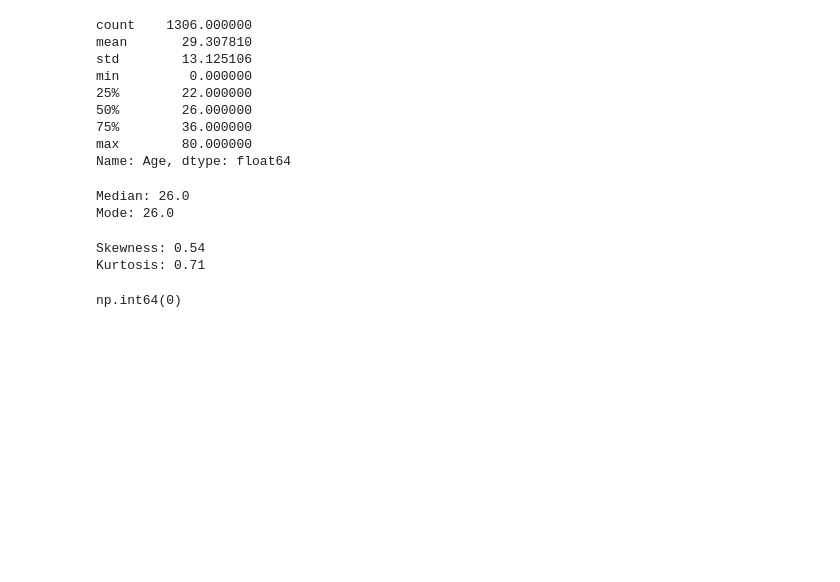
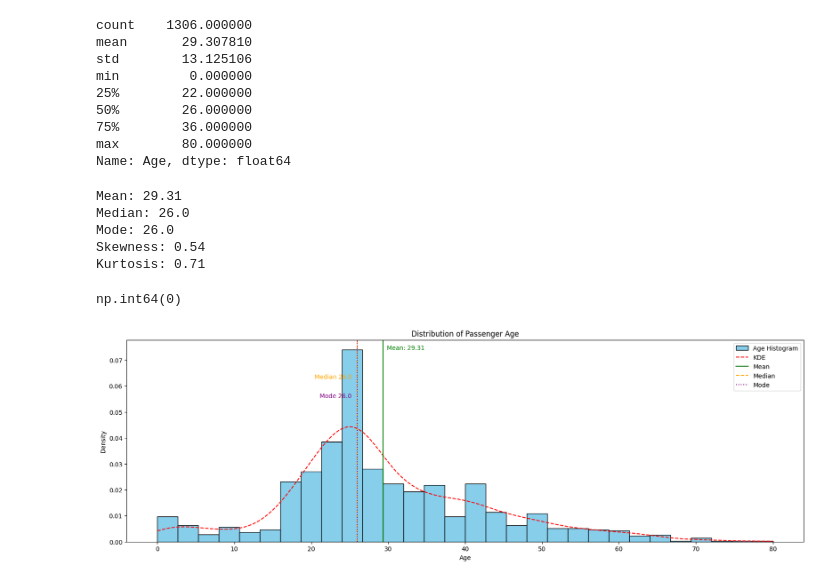
Before and after one commit to jordan5039/Titanic, a Jupyter notebook: notebooks/titanic_analysis.ipynb, the cells around one changed output. Cells and saved outputs as stored; diff of their text form; code cells hidden in the pictures; blank space fills up the shorter version.

```diff
--- a/notebooks/titanic_analysis.ipynb
+++ b/notebooks/titanic_analysis.ipynb
@@ -79,0 +81,3 @@ df['Age'] = df['Age'].round(0)
+# %%
+df['Fare'] = pd.to_numeric(df['Fare'], errors='coerce')
+df.dtypes
@@ -305,19 +324,22 @@ min         0.000000
 75%        36.000000
 max        80.000000
 Name: Age, dtype: float64
-# %%
-print(f"Median: {float(df['Age'].median())}")
-print(f"Mode: {float(df['Age'].mode().iloc[0])}")
-# %% [output]
-Median: 26.0
-Mode: 26.0
 # %%
+age_mean = round(float(df['Age'].mean()),2)
+age_mode = float(df['Age'].mode().iloc[0])
+age_median = float(df['Age'].median())
 age_skew = df['Age'].skew()
 age_kurt = df['Age'].kurt()
 
+print(f"Mean: {age_mean}")
+print(f"Median: {age_median}")
+print(f"Mode: {age_mode}")
 print(F"Skewness: {round(float(age_skew),2)}")
 print(F"Kurtosis: {round(float(age_kurt),2)}")
 # %% [output]
+Mean: 29.31
+Median: 26.0
+Mode: 26.0
 Skewness: 0.54
 Kurtosis: 0.71
 # %%
@@ -327,11 +349,28 @@ np.int64(0)
 # %%
 from scipy.stats import gaussian_kde
 
-fig, ax = plt.subplots(figsize=(8,6))
-ax.hist(x=df["Age"], bins=30, edgecolor='black', color='skyblue', density=True)
+fig, ax = plt.subplots(figsize=(20,6))
+ax.hist(x=df["Age"], bins=30, edgecolor='black', color='skyblue', density=True, label='Age Histogram')
 
 kde = gaussian_kde(df['Age'])
 x_vals = np.linspace(min(df['Age']), max(df['Age']), 1000)
-ax.plot(x_vals, kde(x_vals), color = 'red', linestyle = '--', labe='KDE')
+y_vals = kde(x_vals)
+ax.plot(x_vals, y_vals, color = 'red', linestyle = '--', label='KDE')
 
+ax.axvline(age_mean, color='green', linestyle='-', label='Mean')
+ax.axvline(age_median, color = 'orange', linestyle='--', label='Median')
+ax.axvline(age_mode, color='purple', linestyle=':', label='Mode')
+
+y_height = ax.get_ylim()[1] * .95
+ax.text(age_mean, y_height, f'  Mean: {age_mean}', color = 'green', ha='left')
+ax.text(age_median, y_height * .85, f'Median {age_median}   ', color='orange', ha='right')
+ax.text(age_mode, y_height * .75, f'Mode {age_mode}   ', color='purple', ha='right')
+
+plt.title("Distribution of Passenger Age")
+plt.xlabel("Age")
+plt.ylabel("Density")
+
+plt.legend()
 plt.show()
+# %% [output]
+[figure, added]
```
Also changed, not shown: parts of 30 cells of this notebook.
